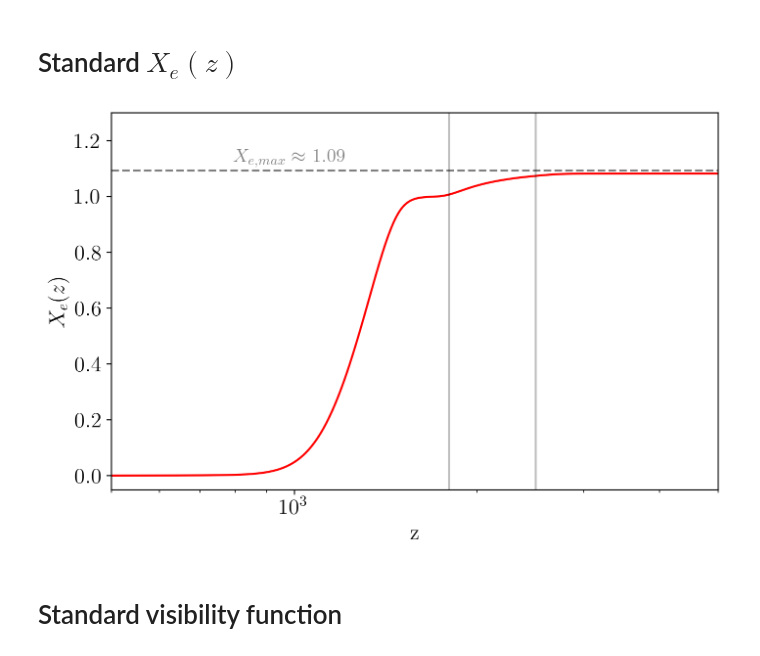
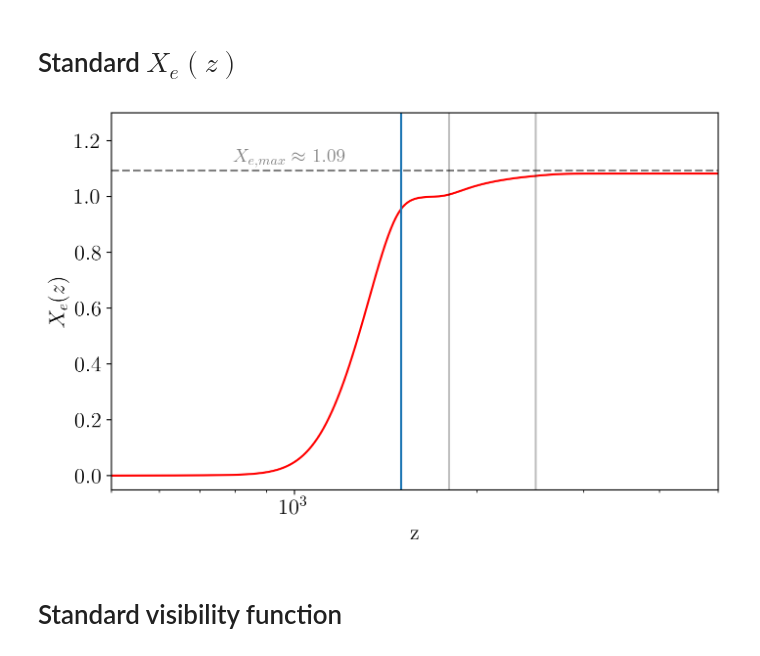
Before and after one commit to gplynch619/recombination, a Jupyter notebook: notebooks/mcmc_explore.ipynb, the cells around one changed output. Drawn from its saved outputs; the diff is of its cells as text; code cells hidden in the pictures.

```diff
--- a/notebooks/mcmc_explore.ipynb
+++ b/notebooks/mcmc_explore.ipynb
@@ -83,35 +83,35 @@ fiducial = fiducial_thermo["x_fid"]
 fiducial_viz = fiducial_thermo["kappa' [Mpc^-1]"]*fiducial_thermo["exp(-kappa)"]
 ######################################################
 ######################################################
 
 Yp = M.get_current_derived_parameters(['YHe'])['YHe']
 xe_max = 1 + Yp/2*(1-Yp)
 
 ######################################################
 # Plots
 ######################################################
 
 fig,ax=plt.subplots(figsize=(8,5))
 
 ax.plot(fiducial_thermo['z'], fiducial_thermo['x_e'], color='red')
 ax.set_xlim([500, 5000])
 ax.set_ylim([-0.05, 1.3])
 ax.axhline([[xe_max]], linestyle="dashed", color="black", alpha=0.5)
 ax.text(0.2, 0.87, "$X_{{e,max}} \\approx$ {:.2f}".format(xe_max), fontsize=14, transform=ax.transAxes, alpha=0.5)
 ax.axvline([1800], color="black", alpha=0.25)
 
 ax.axvline([2500], color="black", alpha=0.25)
-
+ax.axvline([1500])
 
 #ax.set_yscale('log')
 ax.set_xscale('log')
 ax.set_xlabel('z', fontsize=fsize)
 ax.set_ylabel('$X_e(z)$', fontsize=fsize)
 
 plt.show()
 #plt.savefig("../results/standard_xe.pdf",dpi=300, bbox_inches='tight')
 # %% [output]
-[figure, old version]
+[figure, new version]
 # %% [markdown]
 # Standard visibility function
 # %%
```
Also changed, not shown: parts of 8 cells of this notebook, 23 other files.
